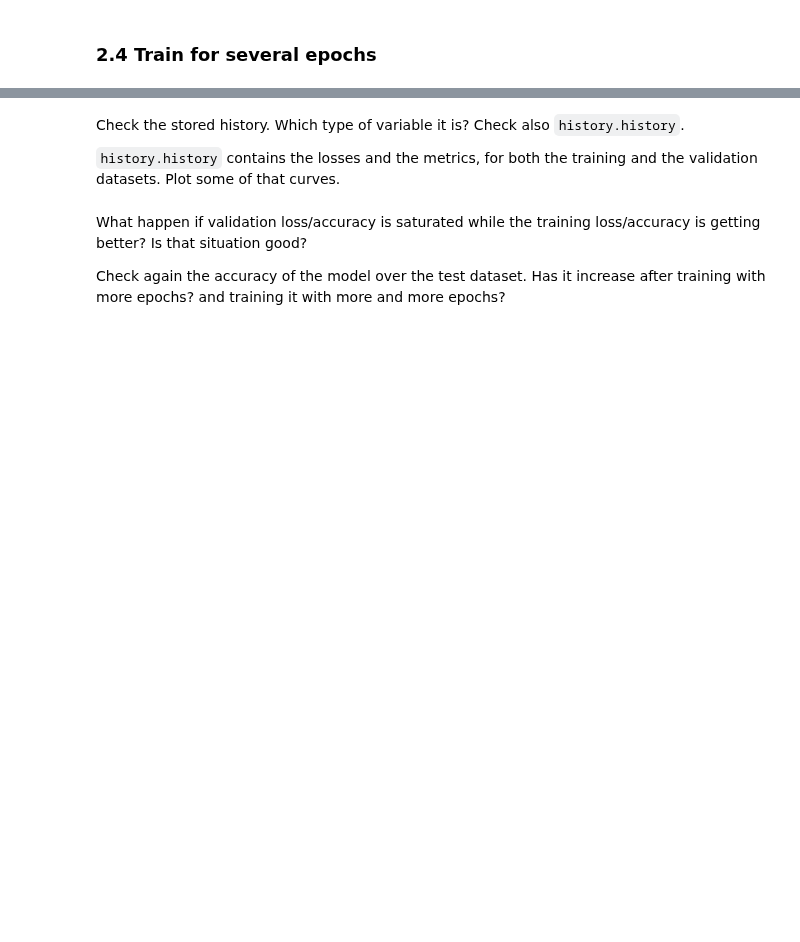
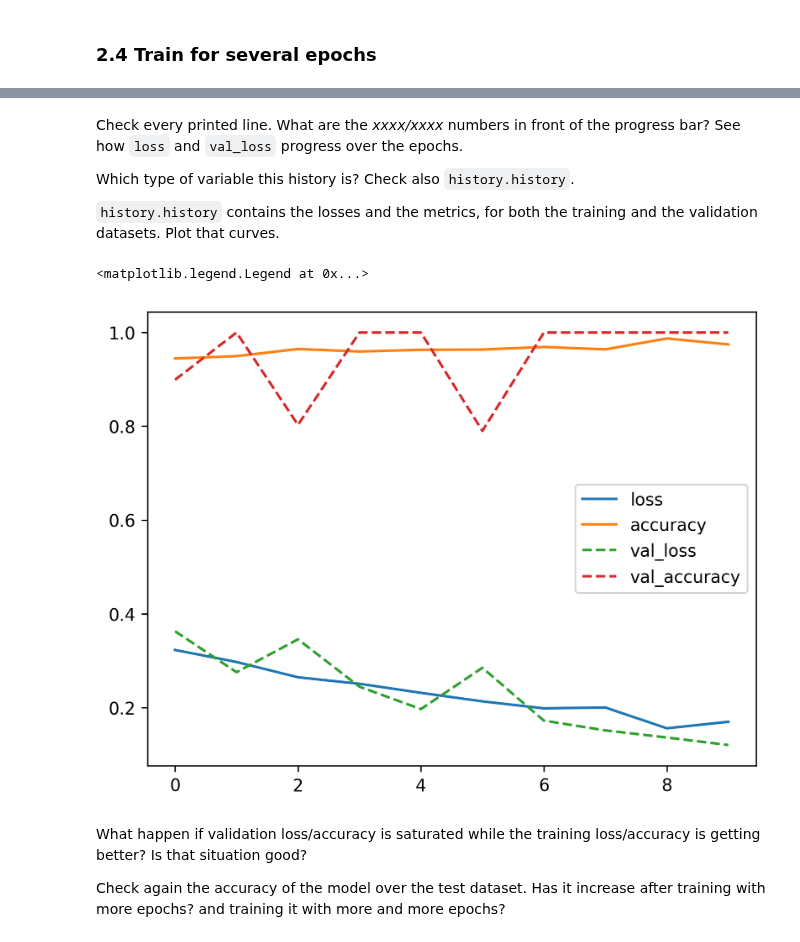
Before and after one commit to dmaluenda/hands_on_machine_learning, a Jupyter notebook: 03_CNN_Autoencoder.ipynb, the cells around one changed output, grey strips where cells are left out. Saved outputs shown, nothing was run; the diff lists cells and outputs as text; code cells hidden in the pictures; blank space fills up the shorter version.

```diff
--- a/03_CNN_Autoencoder.ipynb
+++ b/03_CNN_Autoencoder.ipynb
@@ -190,3 +212,17 @@ They are not convolutional networks, but let's start with the simplest case, jus
 ### 2.1 Image preprocessing (flatten images for dense networks)
 
 The input of fully connected neural networks (dense networks) are several neurons, corresponding to a vector (1D). However, we have images as input data (2D). So, we have to flatten that images. So, take the images from the three raw datasets and flatten them.
+# %%
+def flatten(ds):
+    ds_size = ds.shape[0]
+    print((ds.size/ds_size))
+    flat = np.zeros((ds_size, 28*28))
+    for idx in range(ds_size):
+        img = ds[idx]
+        flat[idx, :] = img.flatten()
+
+    return flat
+
+train_x_flat = flatten(train_y)
+val_x_flat = flatten(val_y)
+test_x_flat = flatten(test_y)
@@ -202,6 +242,11 @@ Check [`tensorflow.keras.Sequencial`](https://www.tensorflow.org/api_docs/python
 Check also [`tensorflow.keras.layers.Dense`](https://www.tensorflow.org/api_docs/python/tf/keras/layers/Dense) to add fully connected layers.
 
 For categorical classification, the output layer should deal with a [softmax activation function](https://gombru.github.io/2018/05/23/cross_entropy_loss/). The hidden layer can be done with any other activation function (relu, sigmoid, etc) try different activation function for the hidden layer and check its behavior.
+# %%
+dense1 = tf.keras.Sequential()
+dense1.add(tf.keras.layers.Input((28*28)))
+dense1.add(tf.keras.layers.Dense(30, activation='relu'))
+dense1.add(tf.keras.layers.Dense(10, activation='softmax'))
 # %% [markdown]
 Check the method [`compile()`](https://www.tensorflow.org/api_docs/python/tf/keras/Sequential#compile) to configure the model for training.
 
@@ -213,2 +258,4 @@ This means to assign a loss function, an optimizer, and some metrics.
+# %%
+dense1.compile(loss='categorical_crossentropy', optimizer='Adam', metrics=['accuracy'])
 # %% [markdown]
 Use the `summary()` method of your sequential network to check the created model.
@@ -238,2 +301,4 @@ To refine the training, it can be done several epochs, let's say 30. Check the [
 
 Also, measure the elapsed time in order to compare it with the convolutional network.
+# %%
+history = dense1.fit(train_x_flat, train_y_vec, validation_data=(val_x_flat, val_y_vec), epochs=20, initial_epoch=10)
@@ -240,7 +326,18 @@ Also, measure the elapsed time in order to compare it with the convolutional net
 # %% [markdown]
-Check the stored history. Which type of variable it is? Check also `history.history`.
+Check every printed line. What are the _xxxx/xxxx_ numbers in front of the progress bar? See how `loss` and `val_loss` progress over the epochs.
 
-`history.history` contains the losses and the metrics, for both the training and the validation datasets. Plot some of that curves.
+Which type of variable this history is? Check also `history.history`.
+
+`history.history` contains the losses and the metrics, for both the training and the validation datasets. Plot that curves.
+# %%
+for name, values in history.history.items():
+
+    plt.plot(values, '--' if name.startswith('val_') else '-', label=name)
+
+plt.legend()
+# %% [output]
+<matplotlib.legend.Legend at 0x...>
+[figure, added]
 # %% [markdown]
 What happen if validation loss/accuracy is saturated while the training loss/accuracy is getting better? Is that situation good?
 
```
Also changed, not shown: parts of 9 cells of this notebook, 13 other files.
